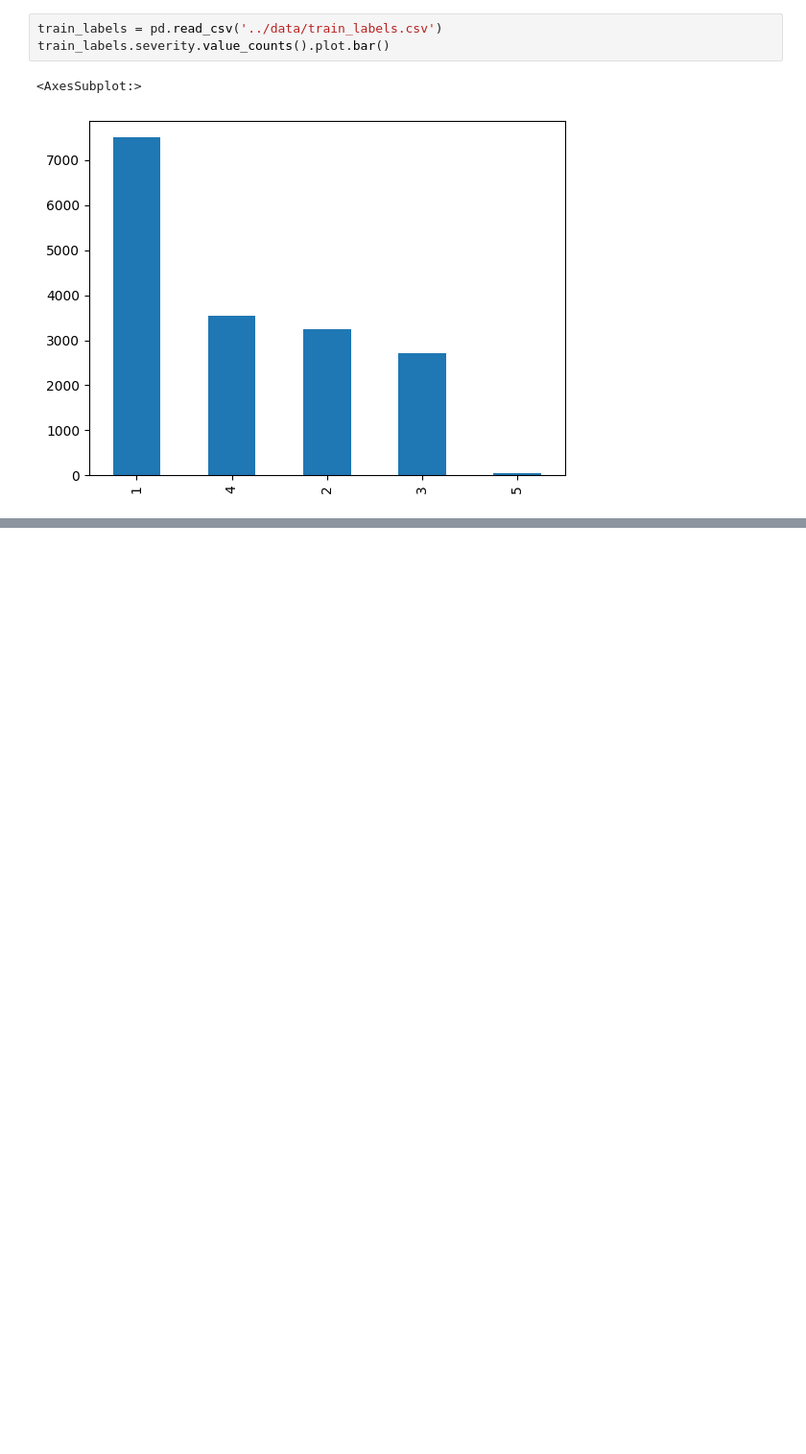
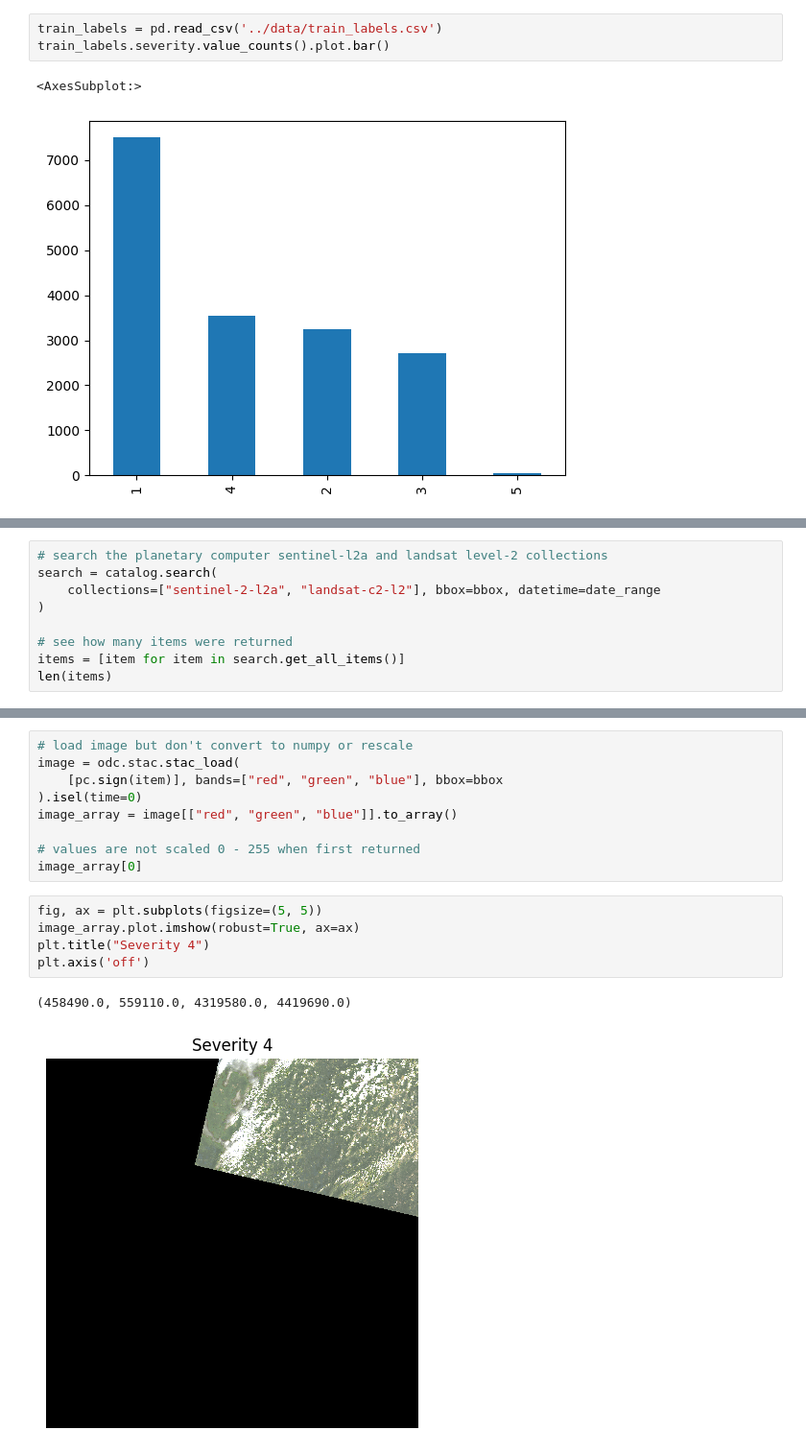
Before and after one commit to k-loki/Algal-bloom-Identification, a Jupyter notebook: notebooks/pull_data.ipynb, the cells around one changed output, grey strips where cells are left out. Shown at 96% size. Saved outputs shown, nothing was run; the diff lists cells and outputs as text; blank space fills up the shorter version.

```diff
--- a/notebooks/pull_data.ipynb
+++ b/notebooks/pull_data.ipynb
@@ -240,0 +226,9 @@ EEException: Invalid GeoJSON geometry.
+# %%
+# search the planetary computer sentinel-l2a and landsat level-2 collections
+search = catalog.search(
+    collections=["sentinel-2-l2a", "landsat-c2-l2"], bbox=bbox, datetime=date_range
+)
+
+# see how many items were returned
+items = [item for item in search.get_all_items()]
+len(items)
@@ -240,0 +402,17 @@ EEException: Invalid GeoJSON geometry.
+# %%
+# load image but don't convert to numpy or rescale
+image = odc.stac.stac_load(
+    [pc.sign(item)], bands=["red", "green", "blue"], bbox=bbox
+).isel(time=0)
+image_array = image[["red", "green", "blue"]].to_array()
+
+# values are not scaled 0 - 255 when first returned
+image_array[0]
+# %%
+fig, ax = plt.subplots(figsize=(5, 5))
+image_array.plot.imshow(robust=True, ax=ax)
+plt.title("Severity 4")
+plt.axis('off')
+# %% [output]
+(458490.0, 559110.0, 4319580.0, 4419690.0)
+[figure, added]
```
Also changed, not shown: parts of 40 cells of this notebook.
